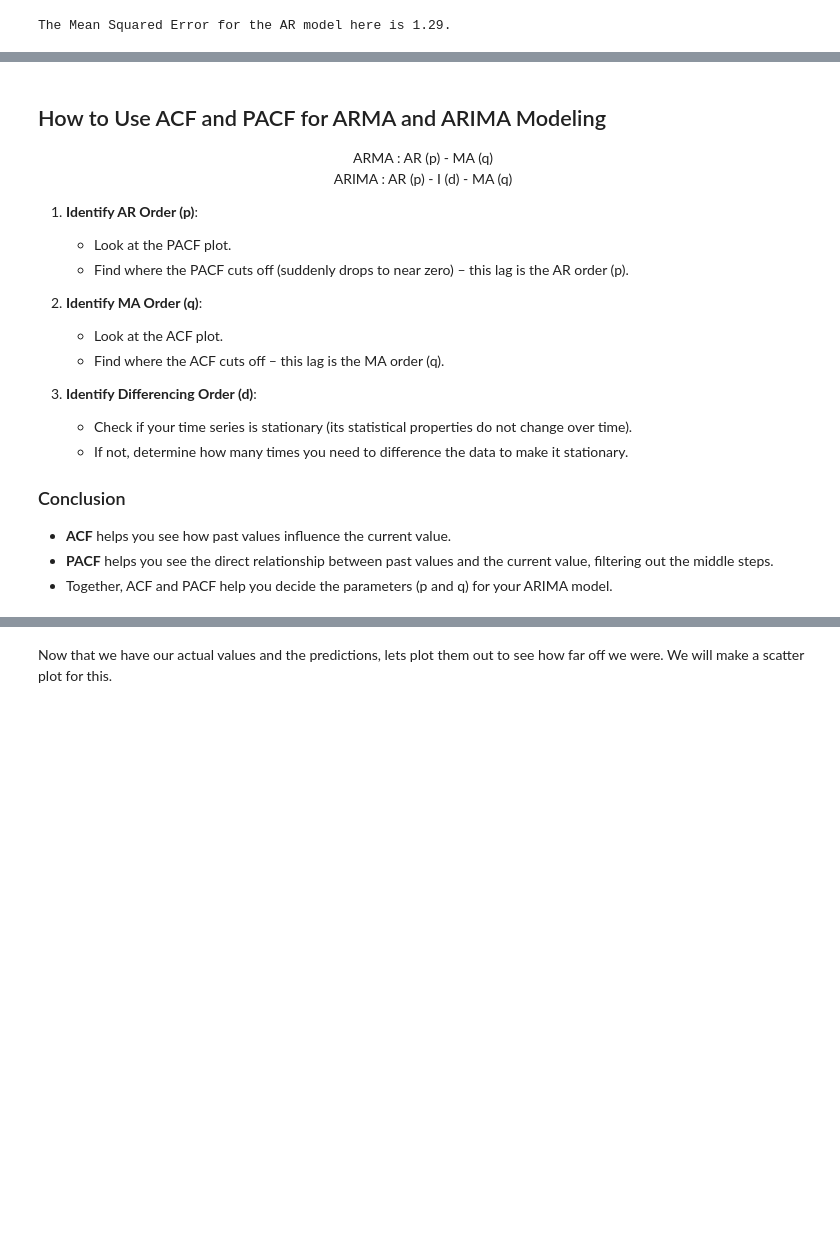
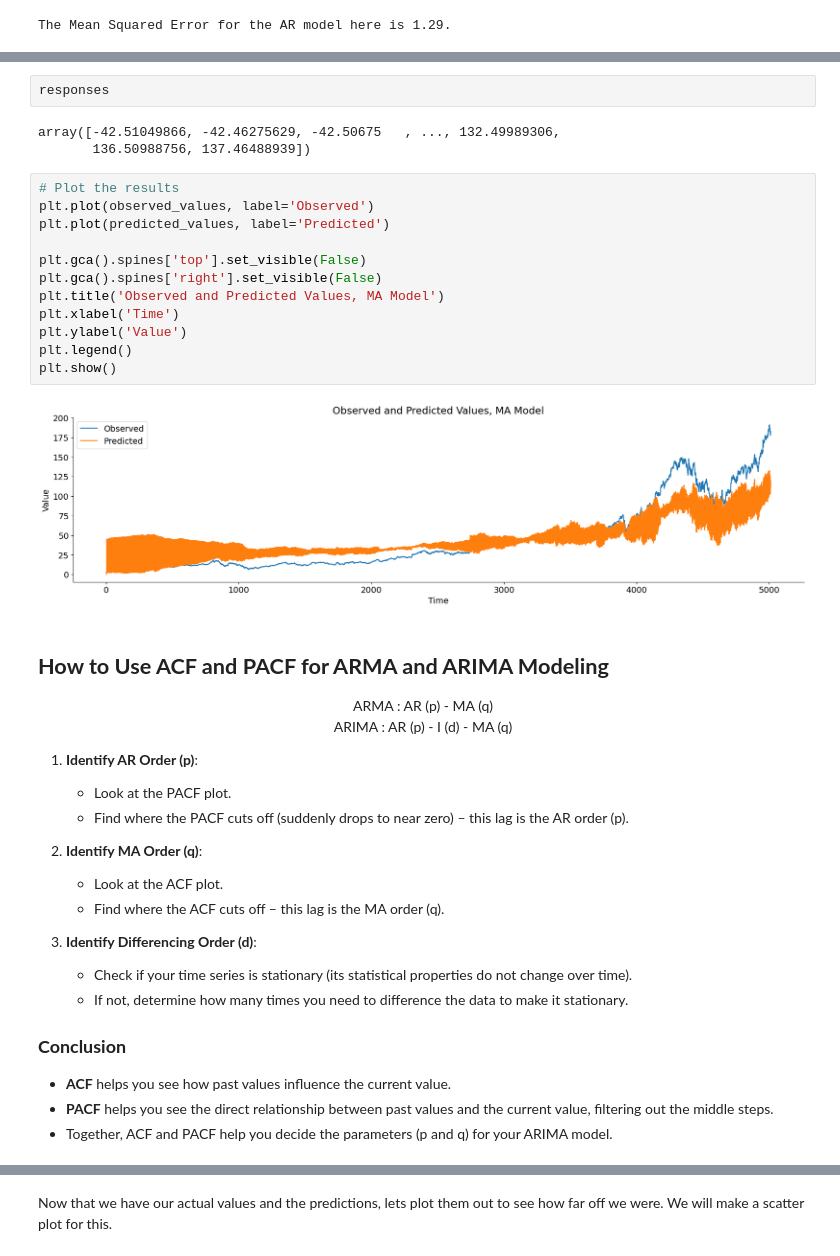
Before and after one commit to dakshbhatnagar/projects, a Jupyter notebook: arima/arima.ipynb, the cells around one changed output, grey strips where cells are left out. Drawn from its saved outputs; the diff is of its cells as text; blank space fills up the shorter version.

```diff
--- a/arima/arima.ipynb
+++ b/arima/arima.ipynb
@@ -537,5 +662,24 @@ Since your ACF plot of the differenced series shows no significant spikes beyond
+# %%
+responses
+# %% [output]
+array([-42.51049866, -42.46275629, -42.50675   , ..., 132.49989306,
+       136.50988756, 137.46488939])
+# %%
+# Plot the results
+plt.plot(observed_values, label='Observed')
+plt.plot(predicted_values, label='Predicted')
+
+plt.gca().spines['top'].set_visible(False)
+plt.gca().spines['right'].set_visible(False)
+plt.title('Observed and Predicted Values, MA Model')
+plt.xlabel('Time')
+plt.ylabel('Value')
+plt.legend()
+plt.show()
+# %% [output]
+[figure, added]
 # %% [markdown]
-## How to Use ACF and PACF for ARMA and ARIMA Modeling
+## **How to Use ACF and PACF for ARMA and ARIMA Modeling**
 
 <center> ARMA : <text style="background-color: yellow;"> AR (p) - MA (q) </text> </center>
 <center> ARIMA : <text style="background-color: yellow;"> AR (p) - I (d) - MA (q) </text> </center>
@@ -552,7 +696,7 @@ Since your ACF plot of the differenced series shows no significant spikes beyond
    - Check if your time series is stationary (its statistical properties do not change over time).
    - If not, determine how many times you need to difference the data to make it stationary.
 
-### Conclusion
+### **Conclusion**
 
 - **ACF** helps you see how past values influence the current value.
 - **PACF** helps you see the direct relationship between past values and the current value, filtering out the middle steps.
```
Also changed, not shown: parts of 40 cells of this notebook, 1 other file.
